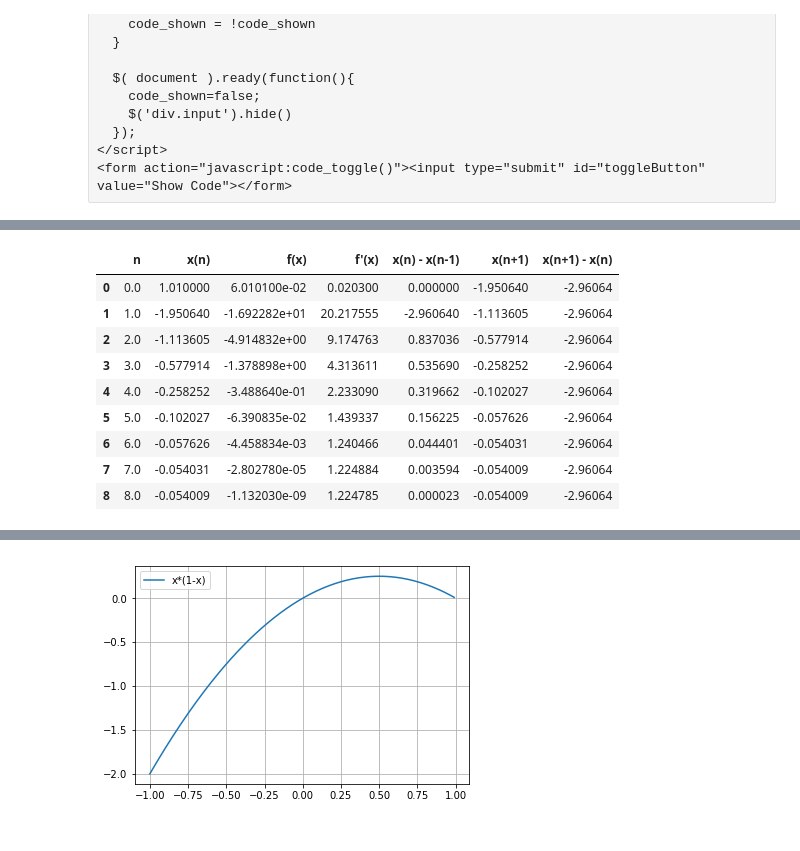
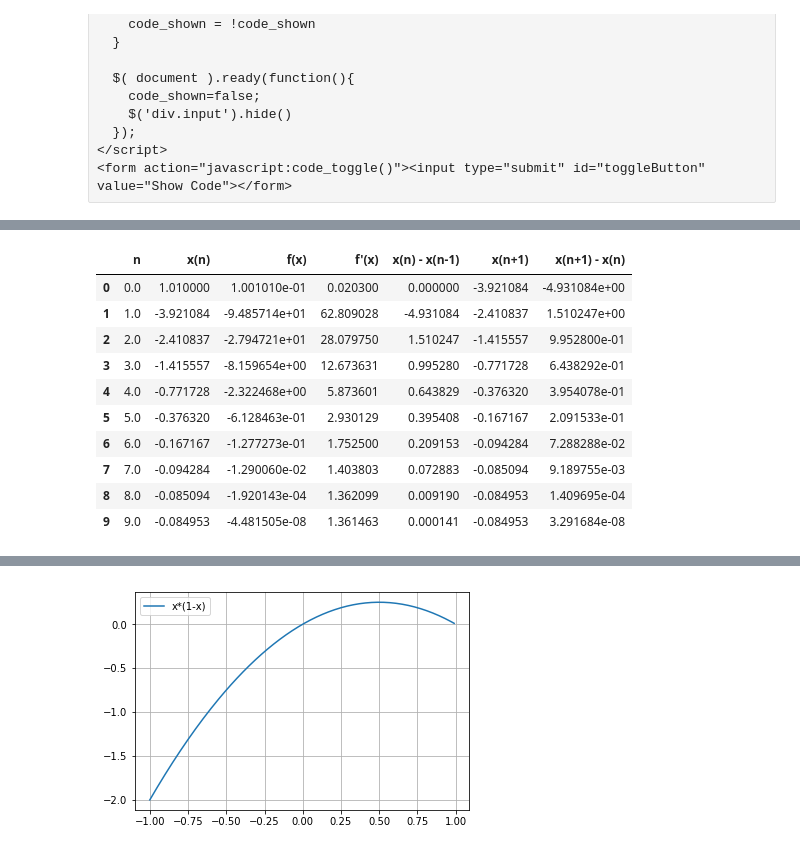
Before and after one commit to Vidhin05/Computational-and-Numerical-Methods, a Jupyter notebook: Set_4.ipynb, the cells around one changed output, grey strips where cells are left out. Drawn from its saved outputs; the diff is of its cells as text; code cells hidden in the pictures.

```diff
--- a/Set_4.ipynb
+++ b/Set_4.ipynb
@@ -888,0 +831,34 @@ d[0]
+# %%
+x = np.arange(-0.2, 1.5, 0.001)
+
+d={}
+for a in range(0, 12, 2):
+  y = (a/100) + x*((x-1)**2)
+  plt.plot(x, y, label='a = '+ str(a/100))
+  d[a/2] = pd.DataFrame(columns=['n', 'x(n)', 'f(x)', "f'(x)", 'x(n) - x(n-1)', 'x(n+1)', 'x(n+1) - x(n)'])
+
+  n    = 0
+  x_n  = 1.01
+  f_x  = (a/100) + x_n*((x_n-1)**2)
+  dfdx = ((x_n-1)**2) + (2*x_n*(x_n-1))
+  dif1 = 0
+  x_n1 = x_n - (f_x/dfdx)
+  dif2 = x_n1 - x_n
+  d[a/2].loc[0] = [n, x_n, f_x, dfdx, dif1, x_n1, dif2]
+
+  while(1):
+    n += 1
+    dif1 = x_n1 - x_n
+    x_n = x_n1
+    f_x  = (a/100) + x_n*((x_n-1)**2)
+    dfdx = ((x_n-1)**2) + (2*x_n*(x_n-1))
+    x_n1 = x_n - (f_x/dfdx)
+    dif2 = x_n1 - x_n
+    d[a/2].loc[n] = [n, x_n, f_x, dfdx, dif1, x_n1, dif2]
+    if(abs(dif2) < 0.0001):
+      break
+
+plt.grid(True)
+plt.legend()
+plt.show()
+d[0]
@@ -910,13 +919,14 @@ d[4]
 # %%
-d[6]
+d[5]
 # %% [output]
 |  | n | x(n) | f(x) | f'(x) | x(n) - x(n-1) | x(n+1) | x(n+1) - x(n) |
-| 0 | 0.0 | 1.010000 | 6.010100e-02 | 0.020300 | 0.000000 | -1.950640 | -2.96064 |
-| 1 | 1.0 | -1.950640 | -1.692282e+01 | 20.217555 | -2.960640 | -1.113605 | -2.96064 |
-| 2 | 2.0 | -1.113605 | -4.914832e+00 | 9.174763 | 0.837036 | -0.577914 | -2.96064 |
-| 3 | 3.0 | -0.577914 | -1.378898e+00 | 4.313611 | 0.535690 | -0.258252 | -2.96064 |
-| 4 | 4.0 | -0.258252 | -3.488640e-01 | 2.233090 | 0.319662 | -0.102027 | -2.96064 |
-| 5 | 5.0 | -0.102027 | -6.390835e-02 | 1.439337 | 0.156225 | -0.057626 | -2.96064 |
-| 6 | 6.0 | -0.057626 | -4.458834e-03 | 1.240466 | 0.044401 | -0.054031 | -2.96064 |
-| 7 | 7.0 | -0.054031 | -2.802780e-05 | 1.224884 | 0.003594 | -0.054009 | -2.96064 |
-| 8 | 8.0 | -0.054009 | -1.132030e-09 | 1.224785 | 0.000023 | -0.054009 | -2.96064 |
+| 0 | 0.0 | 1.010000 | 1.001010e-01 | 0.020300 | 0.000000 | -3.921084 | -4.931084e+00 |
+| 1 | 1.0 | -3.921084 | -9.485714e+01 | 62.809028 | -4.931084 | -2.410837 | 1.510247e+00 |
+| 2 | 2.0 | -2.410837 | -2.794721e+01 | 28.079750 | 1.510247 | -1.415557 | 9.952800e-01 |
+| 3 | 3.0 | -1.415557 | -8.159654e+00 | 12.673631 | 0.995280 | -0.771728 | 6.438292e-01 |
+| 4 | 4.0 | -0.771728 | -2.322468e+00 | 5.873601 | 0.643829 | -0.376320 | 3.954078e-01 |
+| 5 | 5.0 | -0.376320 | -6.128463e-01 | 2.930129 | 0.395408 | -0.167167 | 2.091533e-01 |
+| 6 | 6.0 | -0.167167 | -1.277273e-01 | 1.752500 | 0.209153 | -0.094284 | 7.288288e-02 |
+| 7 | 7.0 | -0.094284 | -1.290060e-02 | 1.403803 | 0.072883 | -0.085094 | 9.189755e-03 |
+| 8 | 8.0 | -0.085094 | -1.920143e-04 | 1.362099 | 0.009190 | -0.084953 | 1.409695e-04 |
+| 9 | 9.0 | -0.084953 | -4.481505e-08 | 1.361463 | 0.000141 | -0.084953 | 3.291684e-08 |
```
Also changed, not shown: parts of 50 cells of this notebook, 3 other files.
